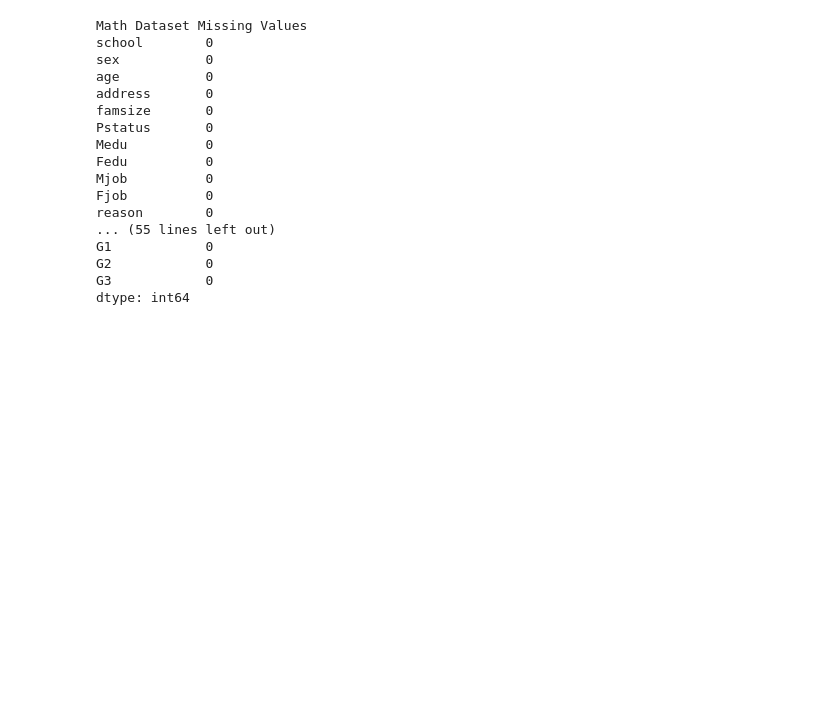
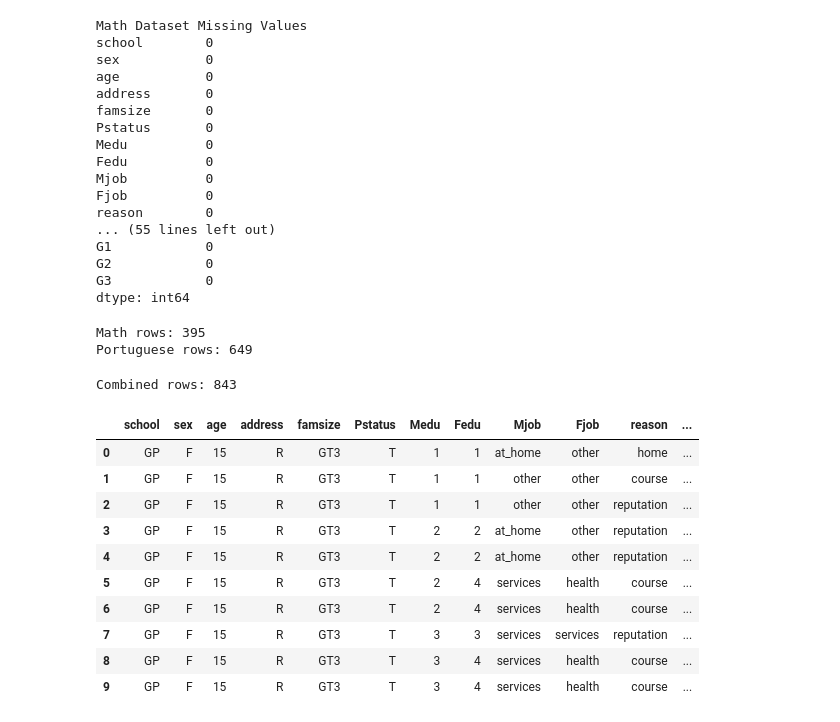
Before and after one commit to Sky282128/LearningModels, a Jupyter notebook: MCO.ipynb, the cells around one changed output. Saved outputs shown, nothing was run; the diff lists cells and outputs as text; code cells hidden in the pictures; blank space fills up the shorter version.

Commit message:
added new notebook for testing, and also added stuff to the main notebook for making a combined_df

```diff
--- a/MCO.ipynb
+++ b/MCO.ipynb
@@ -87,3 +113,46 @@ G1            0
 G2            0
 G3            0
 dtype: int64
+# %%
+print("Math rows:", len(student_math))
+print("Portuguese rows:", len(student_port))
+# %% [output]
+Math rows: 395
+Portuguese rows: 649
+# %%
+# Rename failures, absences, and G3 and remove G1 and G2 for both datasets
+math_df = student_math.drop(columns=['G1', 'G2']).rename(columns={
+    'G3': 'math_grade',
+    'failures': 'math_failures',
+    'absences': 'math_absences'
+})
+
+port_df = student_port.drop(columns=['G1', 'G2']).rename(columns={
+    'G3': 'port_grade',
+    'failures': 'port_failures',
+    'absences': 'port_absences'
+})
+# %%
+# Create combined_df by merging math_df and port_df on the stable columns
+stable_cols = ['school', 'sex', 'age', 'address', 'famsize', 'Pstatus', 'Medu', 'Fedu', 'Mjob', 'Fjob', 'reason', 'guardian',
+               'traveltime', 'studytime', 'romantic', 'freetime', 'goout', 'Dalc', 'Walc', 'health',
+               'schoolsup', 'famsup', 'paid', 'activities', 'nursery', 'higher', 'internet', 'famrel']
+
+combined_df = pd.merge(math_df, port_df, on=stable_cols, how='outer', suffixes=('_math', '_port'))
+print("Combined rows:", len(combined_df))
+# %% [output]
+Combined rows: 843
+# %%
+combined_df.head(10)
+# %% [output]
+|  | school | sex | age | address | famsize | Pstatus | Medu | Fedu | Mjob | Fjob | reason | ... |
+| 0 | GP | F | 15 | R | GT3 | T | 1 | 1 | at_home | other | home | ... |
+| 1 | GP | F | 15 | R | GT3 | T | 1 | 1 | other | other | course | ... |
+| 2 | GP | F | 15 | R | GT3 | T | 1 | 1 | other | other | reputation | ... |
+| 3 | GP | F | 15 | R | GT3 | T | 2 | 2 | at_home | other | reputation | ... |
+| 4 | GP | F | 15 | R | GT3 | T | 2 | 2 | at_home | other | reputation | ... |
+| 5 | GP | F | 15 | R | GT3 | T | 2 | 4 | services | health | course | ... |
+| 6 | GP | F | 15 | R | GT3 | T | 2 | 4 | services | health | course | ... |
+| 7 | GP | F | 15 | R | GT3 | T | 3 | 3 | services | services | reputation | ... |
+| 8 | GP | F | 15 | R | GT3 | T | 3 | 4 | services | health | course | ... |
+| 9 | GP | F | 15 | R | GT3 | T | 3 | 4 | services | health | course | ... |
```
Also changed, not shown: parts of 7 cells of this notebook, 1 other file.
